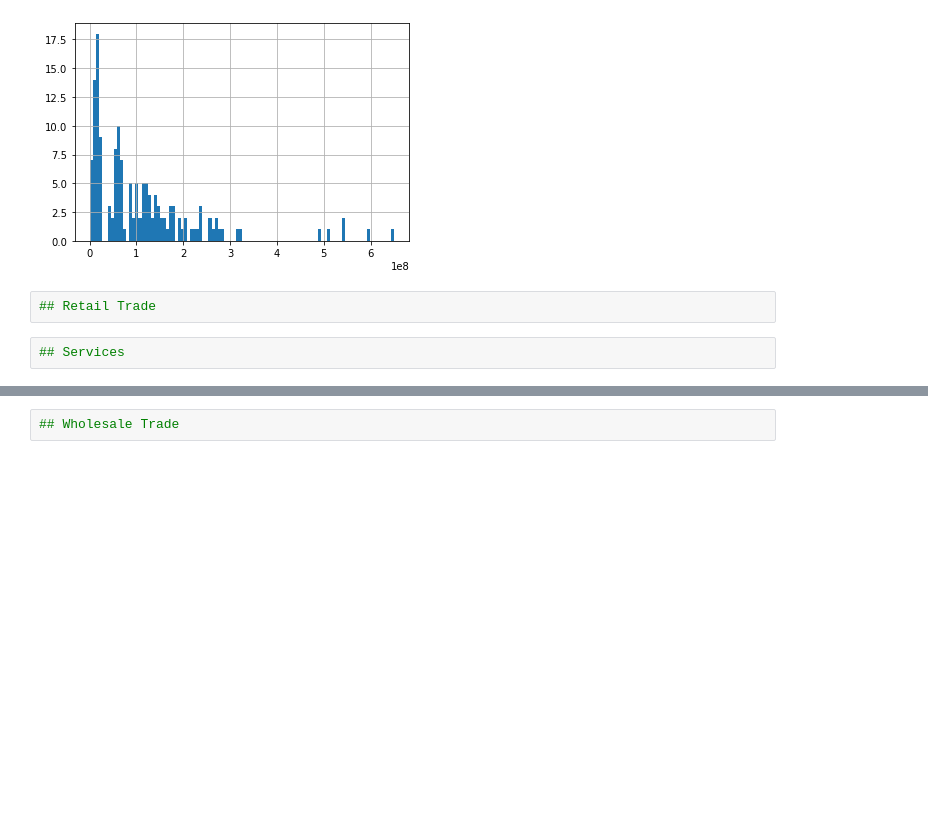
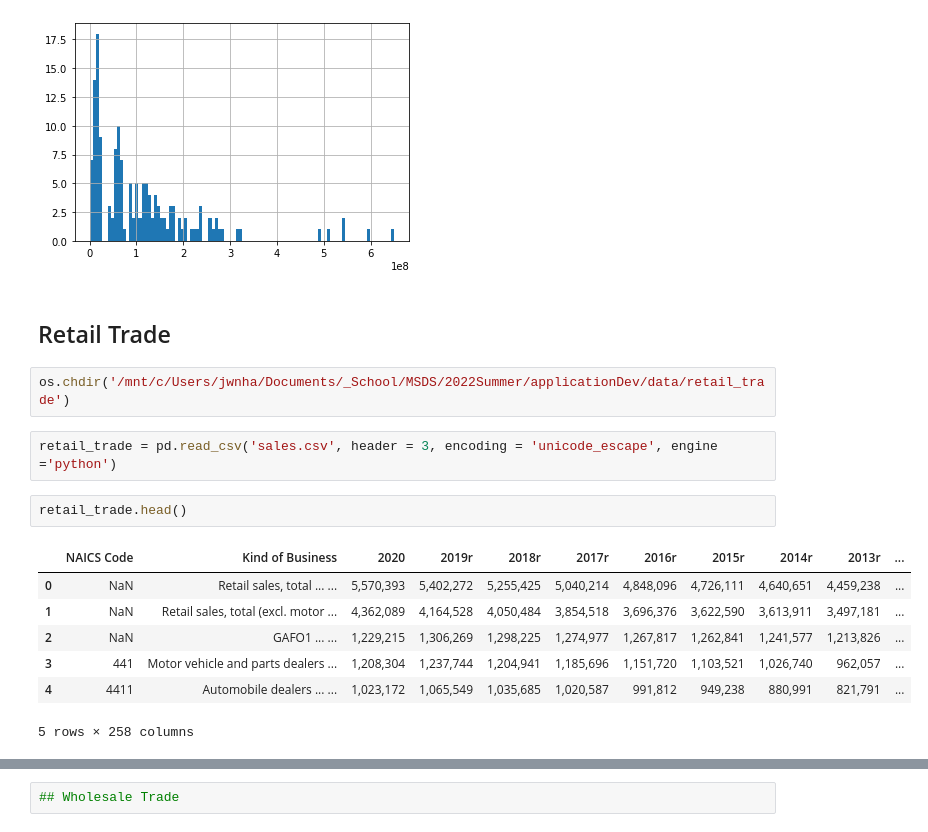
Before and after one commit to jhancuch/sba-loan-credit-analysis, a Jupyter notebook: eda/eda_census_data.ipynb, the cells around one changed output, grey strips where cells are left out. Saved outputs shown, nothing was run; the diff lists cells and outputs as text; blank space fills up the shorter version.

```diff
--- a/eda/eda_census_data.ipynb
+++ b/eda/eda_census_data.ipynb
@@ -530,7 +530,19 @@ manufacturing2['total_revenue_1000s'].hist(bins=100)
 # %% [output]
 <AxesSubplot:>
 [figure]
-# %%
-## Retail Trade
-# %%
-## Services
+# %% [markdown]
+## Retail Trade
+# %%
+os.chdir('/mnt/c/Users/jwnha/Documents/_School/MSDS/2022Summer/applicationDev/data/retail_trade')
+# %%
+retail_trade = pd.read_csv('sales.csv', header = 3, encoding = 'unicode_escape', engine ='python')
+# %%
+retail_trade.head()
+# %% [output]
+|  | NAICS Code | Kind of Business | 2020 | 2019r | 2018r | 2017r | 2016r | 2015r | 2014r | 2013r | ... |
+| 0 | NaN | Retail sales, total ... ... | 5,570,393 | 5,402,272 | 5,255,425 | 5,040,214 | 4,848,096 | 4,726,111 | 4,640,651 | 4,459,238 | ... |
+| 1 | NaN | Retail sales, total (excl. motor ... | 4,362,089 | 4,164,528 | 4,050,484 | 3,854,518 | 3,696,376 | 3,622,590 | 3,613,911 | 3,497,181 | ... |
+| 2 | NaN | GAFO1 ... ... | 1,229,215 | 1,306,269 | 1,298,225 | 1,274,977 | 1,267,817 | 1,262,841 | 1,241,577 | 1,213,826 | ... |
+| 3 | 441 | Motor vehicle and parts dealers ... | 1,208,304 | 1,237,744 | 1,204,941 | 1,185,696 | 1,151,720 | 1,103,521 | 1,026,740 | 962,057 | ... |
+| 4 | 4411 | Automobile dealers ... ... | 1,023,172 | 1,065,549 | 1,035,685 | 1,020,587 | 991,812 | 949,238 | 880,991 | 821,791 | ... |
+5 rows × 258 columns
```
Also changed, not shown: parts of 12 cells of this notebook.
